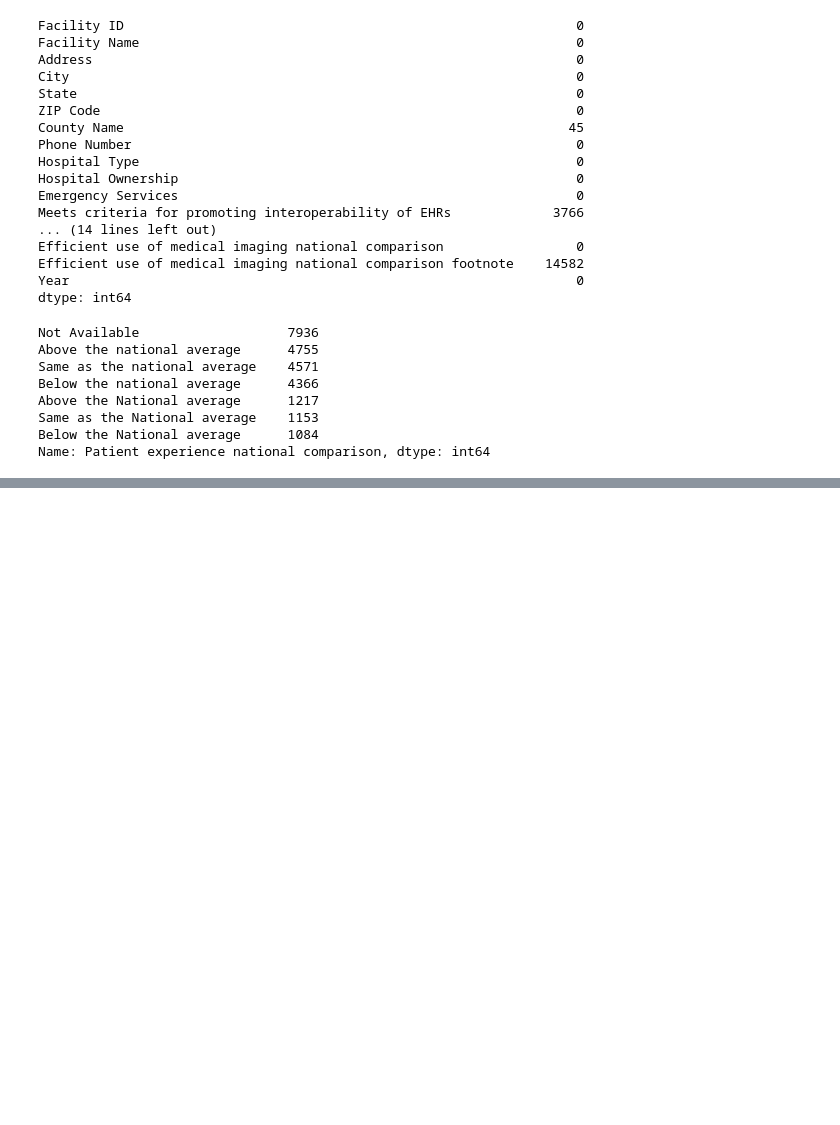
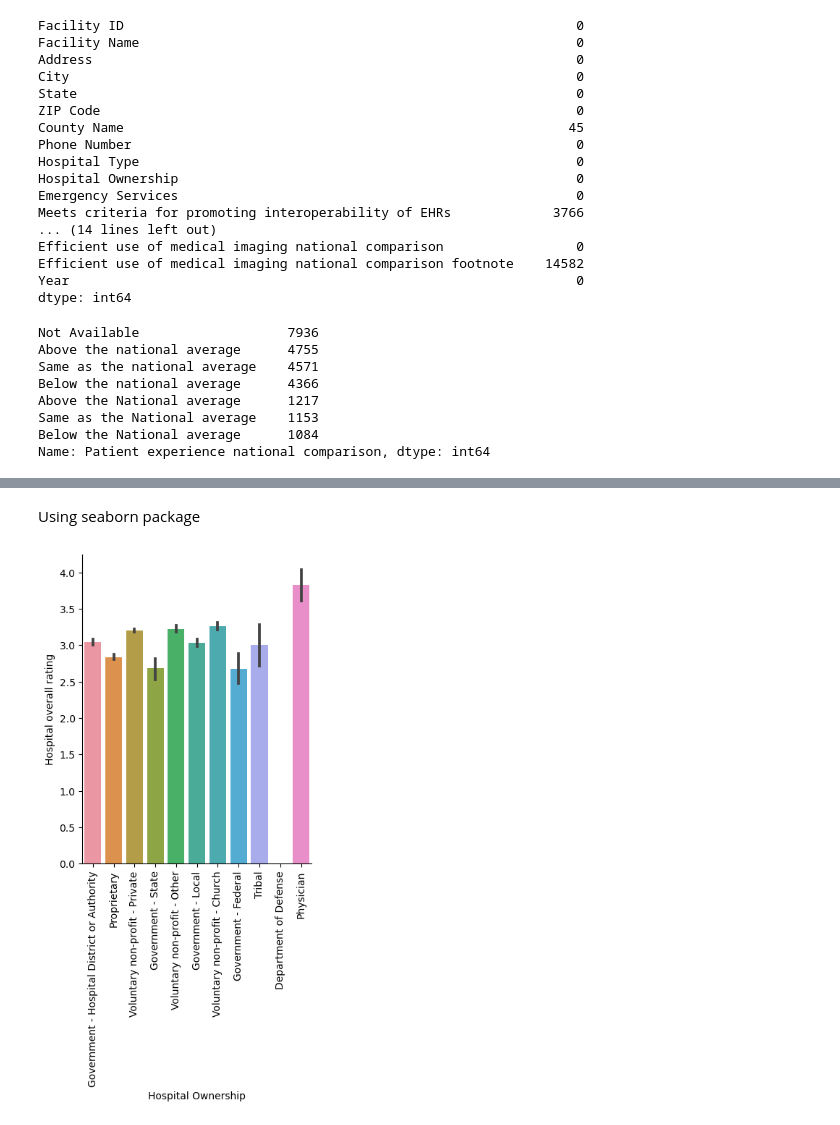
Before and after one commit to haoshu2017/US_Hospital_Data, a Jupyter notebook: U.S_Hospital_EDA.ipynb, the cells around one changed output, grey strips where cells are left out. Cells and saved outputs as stored; diff of their text form; code cells hidden in the pictures; blank space fills up the shorter version.

```diff
--- a/U.S_Hospital_EDA.ipynb
+++ b/U.S_Hospital_EDA.ipynb
@@ -132,0 +159,10 @@ sns.catplot(data=data, x="Hospital overall rating", kind="count", palette="ch:.2
+# %% [markdown]
+Using seaborn package
+# %%
+sns.catplot(data=data, x="Hospital Ownership", y="Hospital overall rating", kind="bar")
+
+plt.xticks(rotation=90)
+
+plt.show()
+# %% [output]
+[figure, added]
```
Also changed, not shown: parts of 7 cells of this notebook.
